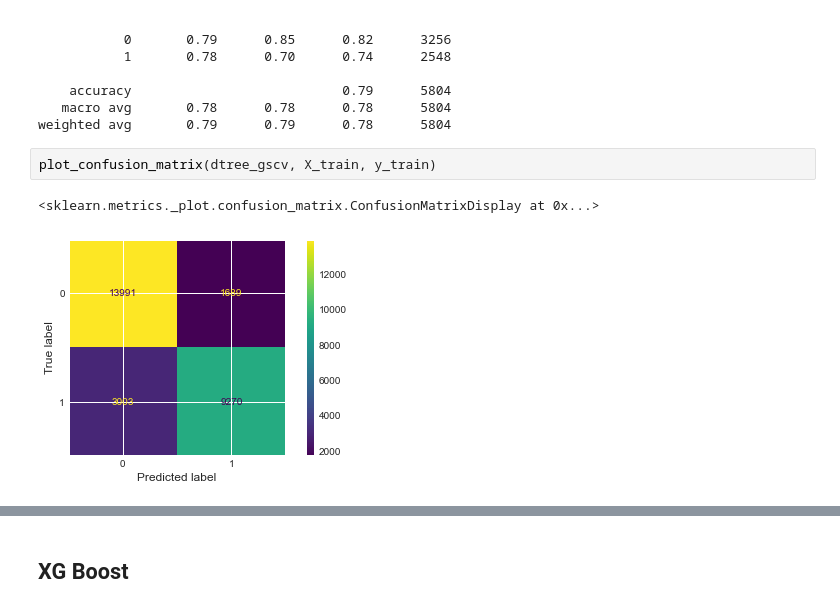
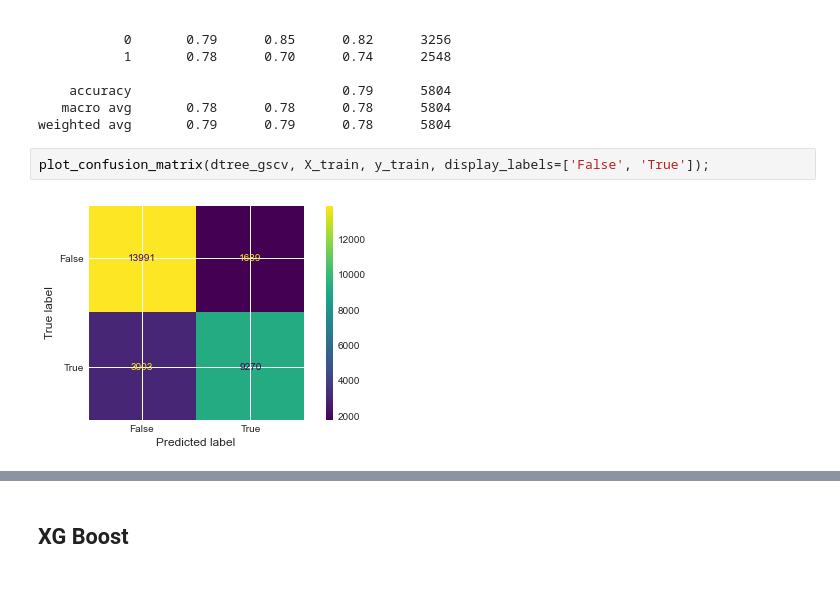
Before and after one commit to litzysj/Tanzania-Water-Well, a Jupyter notebook: Notebooks/King/Phase3King.ipynb, the cells around one changed output, grey strips where cells are left out. Saved outputs shown, nothing was run; the diff lists cells and outputs as text.

```diff
--- a/Notebooks/King/Phase3King.ipynb
+++ b/Notebooks/King/Phase3King.ipynb
@@ -980,7 +980,6 @@ Classification Matrix:
    macro avg       0.78      0.78      0.78      5804
 weighted avg       0.79      0.79      0.78      5804
 # %%
-plot_confusion_matrix(dtree_gscv, X_train, y_train)
+plot_confusion_matrix(dtree_gscv, X_train, y_train, display_labels=['False', 'True']);
 # %% [output]
-<sklearn.metrics._plot.confusion_matrix.ConfusionMatrixDisplay at 0x...>
-[figure, old version]
+[figure, new version]
```
Also changed, not shown: parts of 2 cells of this notebook.
